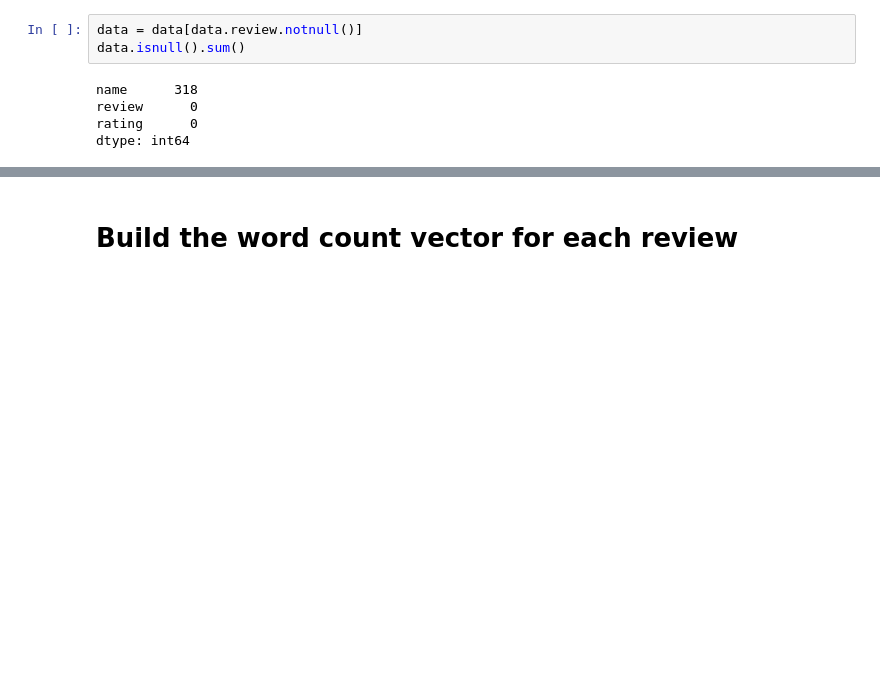
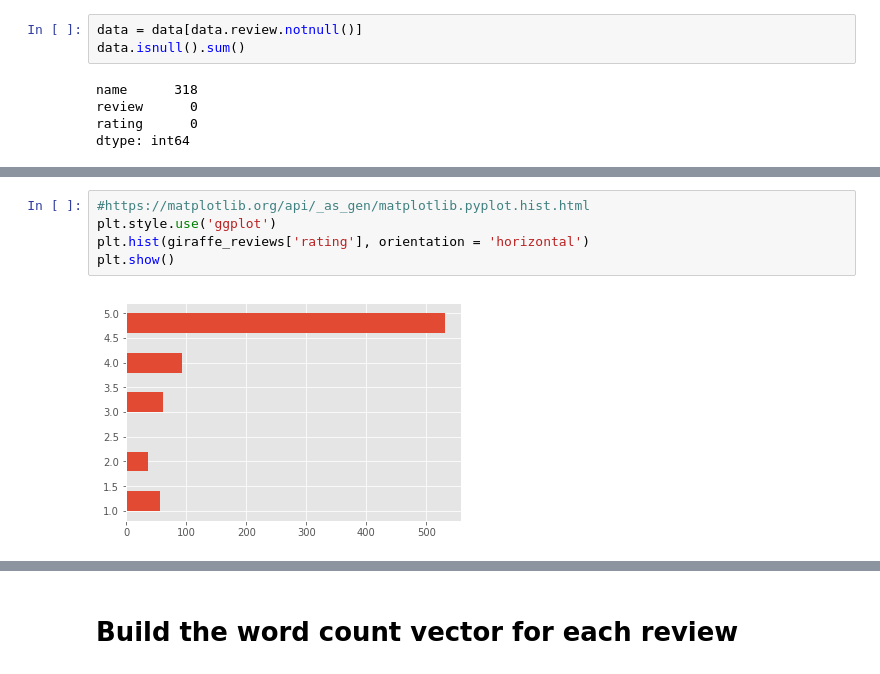
Before and after one commit to Asmaa56/Machine-Learning-case-study-approach-, a Jupyter notebook: Classification/Sentiment Analysis.ipynb, the cells around one changed output, grey strips where cells are left out. Drawn from its saved outputs; the diff is of its cells as text; blank space fills up the shorter version.

```diff
--- a/Classification/Sentiment Analysis.ipynb
+++ b/Classification/Sentiment Analysis.ipynb
@@ -46,0 +57,7 @@ dtype: int64
+# %%
+#https://matplotlib.org/api/_as_gen/matplotlib.pyplot.hist.html
+plt.style.use('ggplot')
+plt.hist(giraffe_reviews['rating'], orientation = 'horizontal')
+plt.show()
+# %% [output]
+[figure, added]
```
Also changed, not shown: parts of 19 cells of this notebook.
